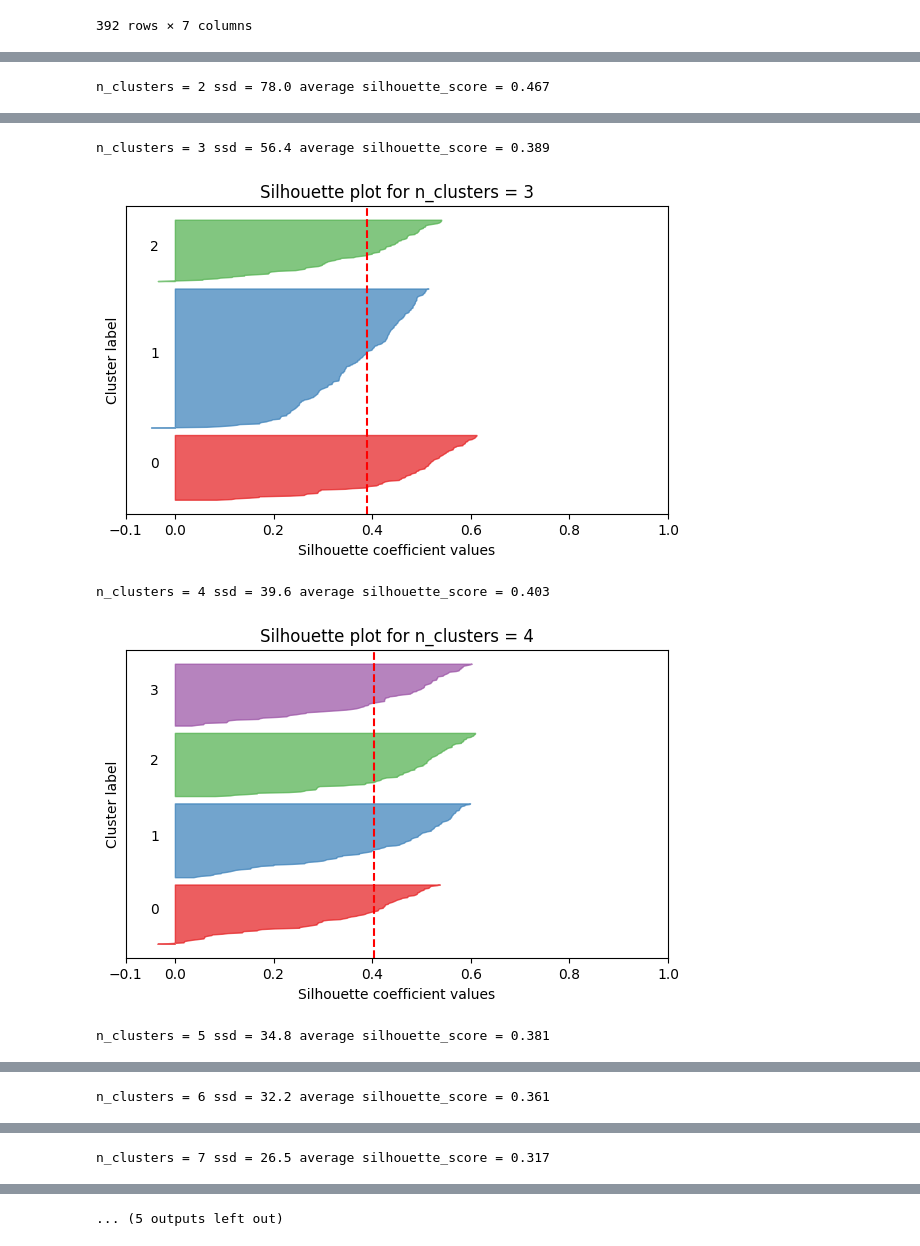
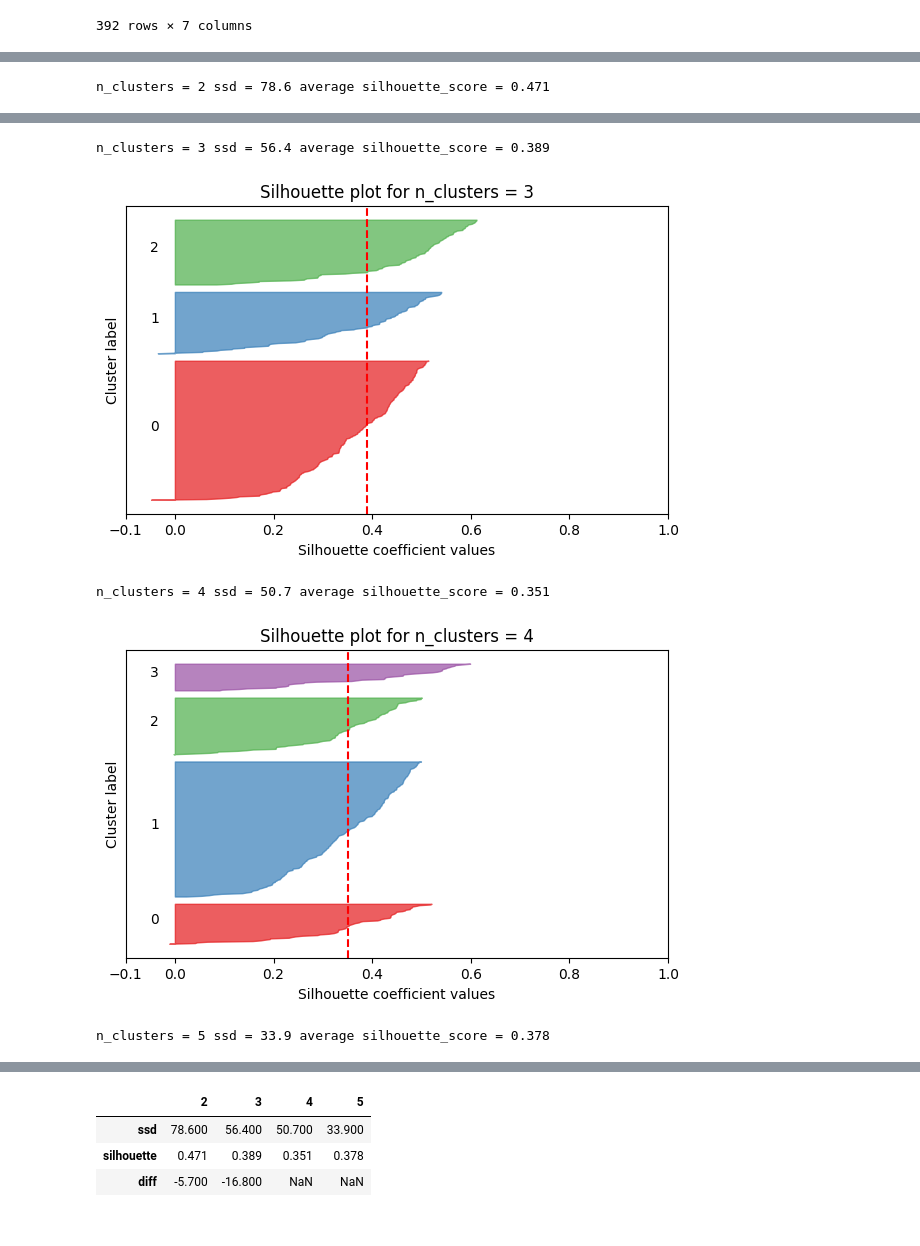
Before and after one commit to Familenko/cluster_tool, a Jupyter notebook: test_notebook.ipynb, the cells around one changed output, grey strips where cells are left out. Saved outputs shown, nothing was run; the diff lists cells and outputs as text; code cells hidden in the pictures.

```diff
--- a/test_notebook.ipynb
+++ b/test_notebook.ipynb
@@ -98,4 +166,4 @@ db.kmean_mount(2,10)
 # %%
-db.kmean_knife(2,10)
+db.kmean_knife(min_n=2, max_n=6, step=1)
 # %% [output]
-n_clusters = 2 ssd = 78.0 average silhouette_score = 0.467
+n_clusters = 2 ssd = 78.6 average silhouette_score = 0.471
@@ -103,5 +171,5 @@ n_clusters = 2 ssd = 78.0 average silhouette_score = 0.467
 n_clusters = 3 ssd = 56.4 average silhouette_score = 0.389
-[figure, old version]
+[figure, new version]
-n_clusters = 4 ssd = 39.6 average silhouette_score = 0.403
+n_clusters = 4 ssd = 50.7 average silhouette_score = 0.351
-[figure, old version]
+[figure, new version]
-n_clusters = 5 ssd = 34.8 average silhouette_score = 0.381
+n_clusters = 5 ssd = 33.9 average silhouette_score = 0.378
@@ -109 +176,0 @@ n_clusters = 5 ssd = 34.8 average silhouette_score = 0.381
-n_clusters = 6 ssd = 32.2 average silhouette_score = 0.361
@@ -111 +176,0 @@ n_clusters = 6 ssd = 32.2 average silhouette_score = 0.361
-n_clusters = 7 ssd = 26.5 average silhouette_score = 0.317
@@ -113 +177,4 @@ n_clusters = 7 ssd = 26.5 average silhouette_score = 0.317
-... (5 outputs left out)
+|  | 2 | 3 | 4 | 5 |
+| ssd | 78.600 | 56.400 | 50.700 | 33.900 |
+| silhouette | 0.471 | 0.389 | 0.351 | 0.378 |
+| diff | -5.700 | -16.800 | NaN | NaN |
```
Also changed, not shown: parts of 43 cells of this notebook, 5 other files.
